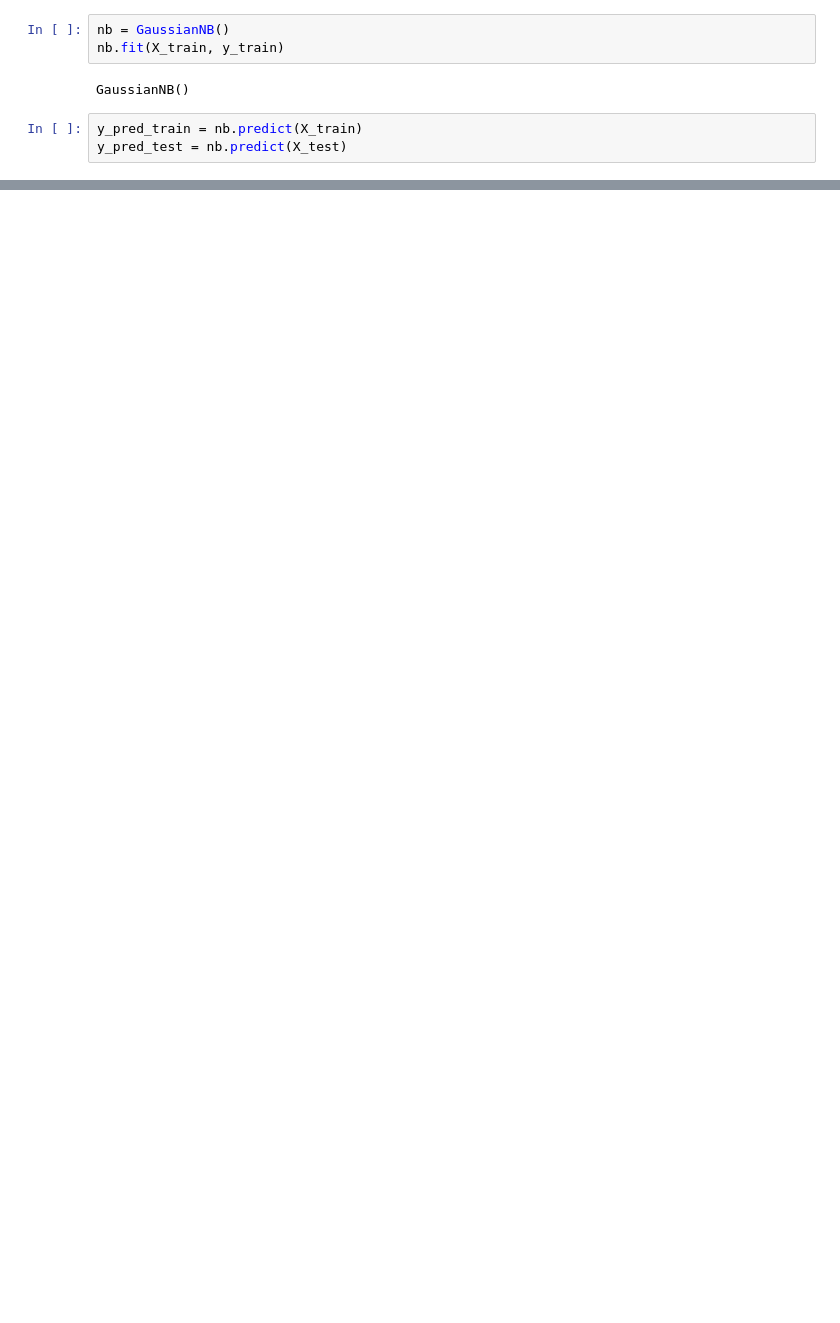
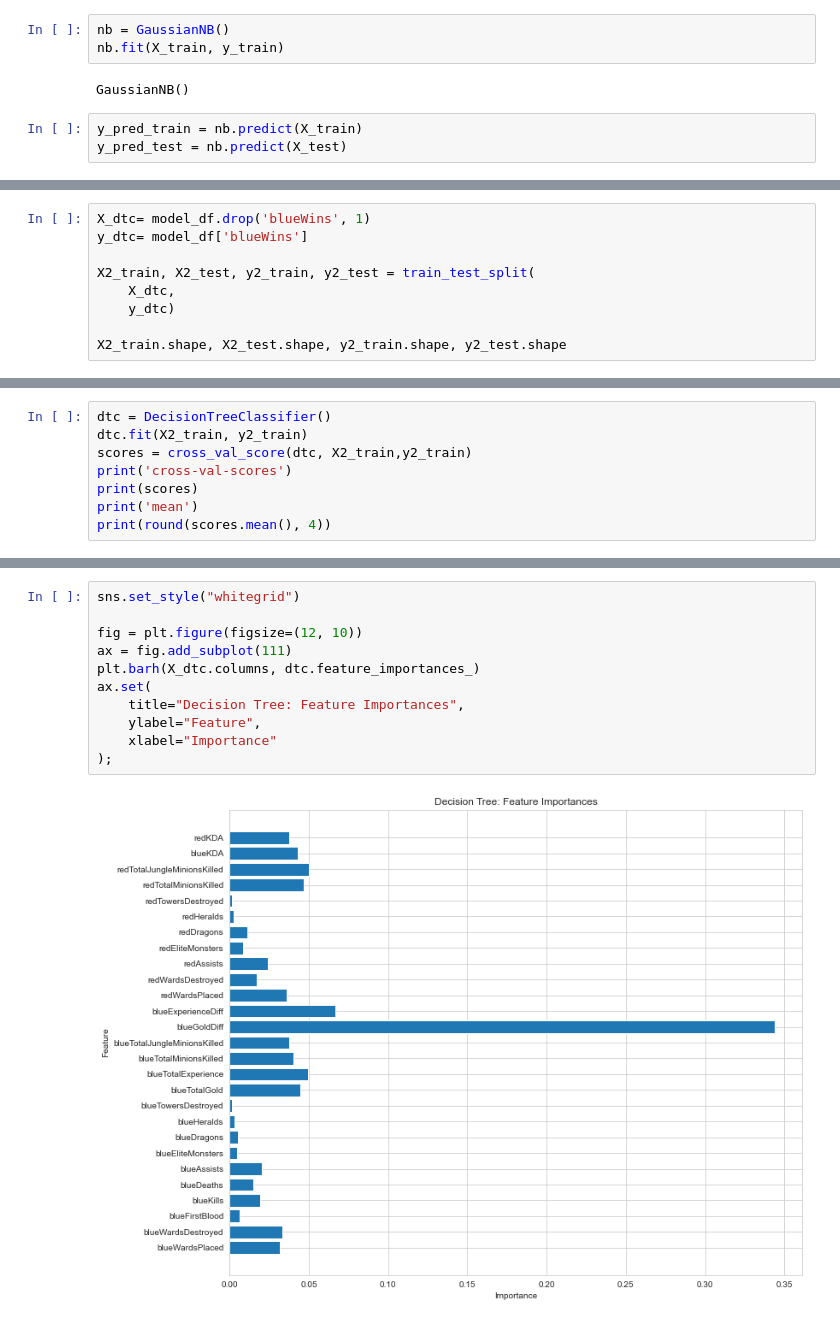
Before and after one commit to ewehmueller/lol-classification, a Jupyter notebook: league-analysis.ipynb, the cells around one changed output, grey strips where cells are left out. Cells and saved outputs as stored; diff of their text form; blank space fills up the shorter version.

```diff
--- a/league-analysis.ipynb
+++ b/league-analysis.ipynb
@@ -193,0 +271,9 @@ nb?
+# %%
+X_dtc= model_df.drop('blueWins', 1)
+y_dtc= model_df['blueWins']
+
+X2_train, X2_test, y2_train, y2_test = train_test_split(
+    X_dtc,
+    y_dtc)
+
+X2_train.shape, X2_test.shape, y2_train.shape, y2_test.shape
@@ -193,0 +292,8 @@ nb?
+# %%
+dtc = DecisionTreeClassifier()
+dtc.fit(X2_train, y2_train)
+scores = cross_val_score(dtc, X2_train,y2_train)
+print('cross-val-scores')
+print(scores)
+print('mean')
+print(round(scores.mean(), 4))
@@ -193,0 +331,13 @@ nb?
+# %%
+sns.set_style("whitegrid")
+
+fig = plt.figure(figsize=(12, 10))
+ax = fig.add_subplot(111)
+plt.barh(X_dtc.columns, dtc.feature_importances_)
+ax.set(
+    title="Decision Tree: Feature Importances",
+    ylabel="Feature",
+    xlabel="Importance"
+);
+# %% [output]
+[figure, added]
```
Also changed, not shown: parts of 28 cells of this notebook.
